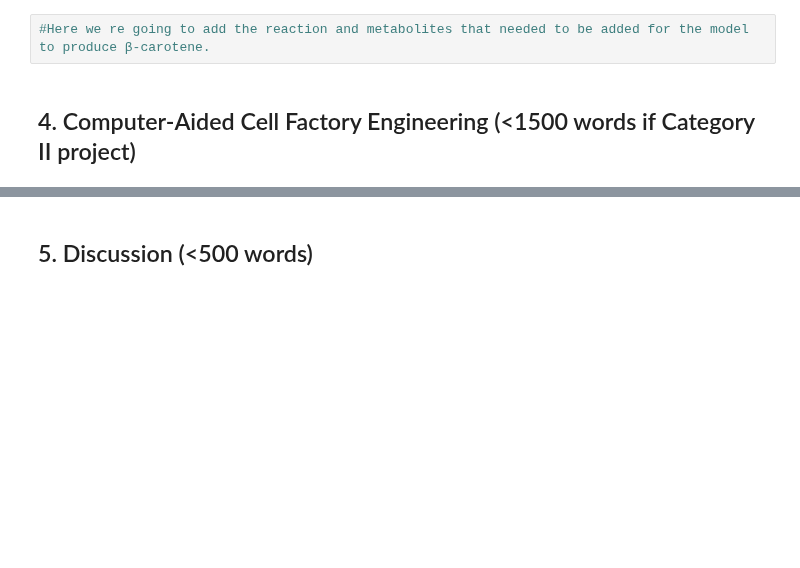
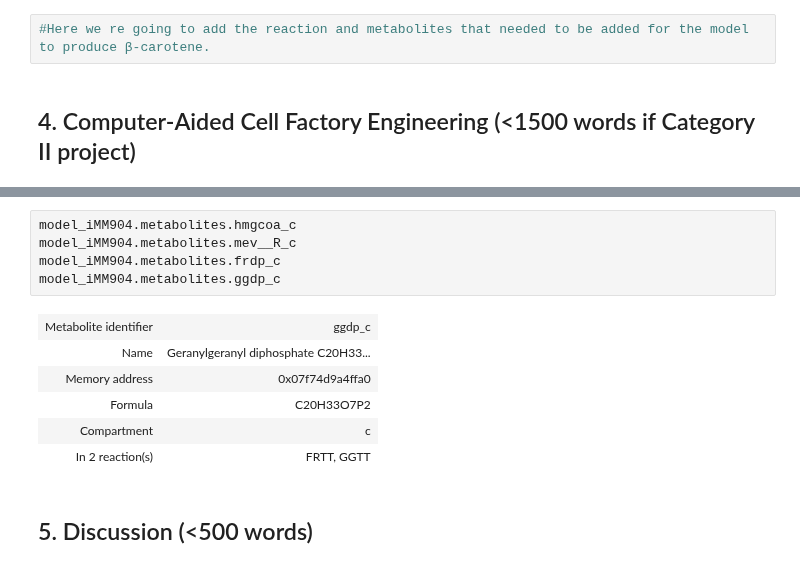
Before and after one commit to 27410/27410-2020-group-project-group-10-betacaroten-synthesis, a Jupyter notebook: Report.ipynb, the cells around one changed output, grey strips where cells are left out. Drawn from its saved outputs; the diff is of its cells as text; blank space fills up the shorter version.

Commit message:
found the reactions on KEGG which is missing and needs to be added

```diff
--- a/Report.ipynb
+++ b/Report.ipynb
@@ -129,3 +147,15 @@ Since S. cerevisias is not a natural producer of β-carotene, the pathway is not
+# %%
+model_iMM904.metabolites.hmgcoa_c
+model_iMM904.metabolites.mev__R_c
+model_iMM904.metabolites.frdp_c
+model_iMM904.metabolites.ggdp_c
+# %% [output]
+| Metabolite identifier | ggdp_c |
+| Name | Geranylgeranyl diphosphate C20H33... |
+| Memory address | 0x07f74d9a4ffa0 |
+| Formula | C20H33O7P2 |
+| Compartment | c |
+| In 2 reaction(s) | FRTT, GGTT |
 # %% [markdown]
 ## 5. Discussion (<500 words)
 # %% [markdown]
```
Also changed, not shown: parts of 1 cell of this notebook.
